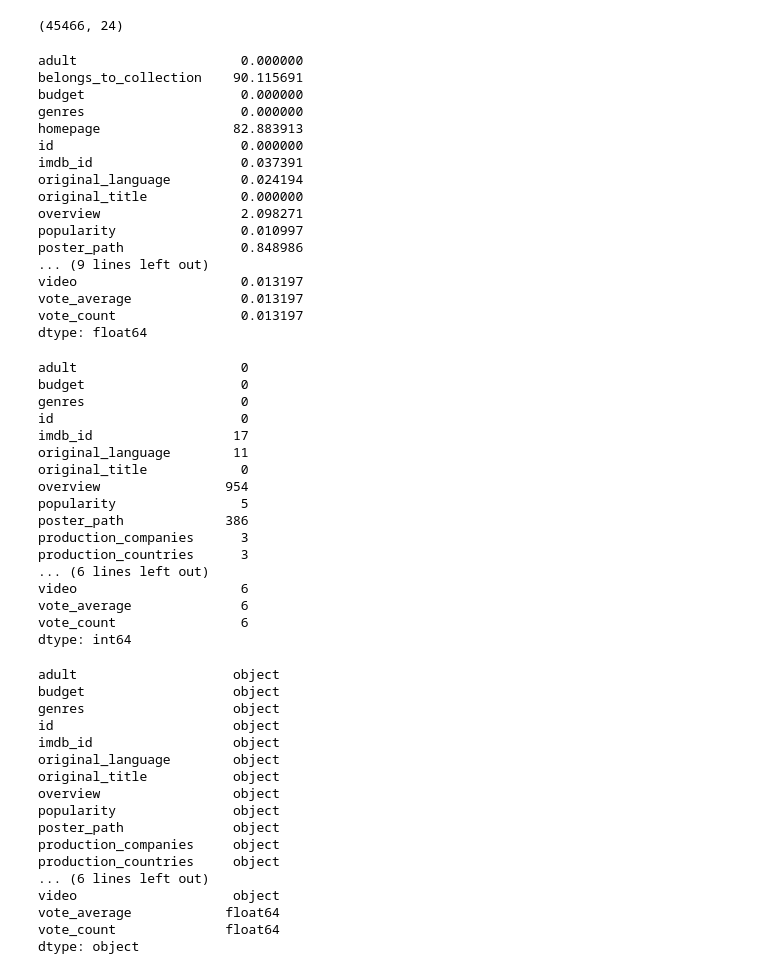
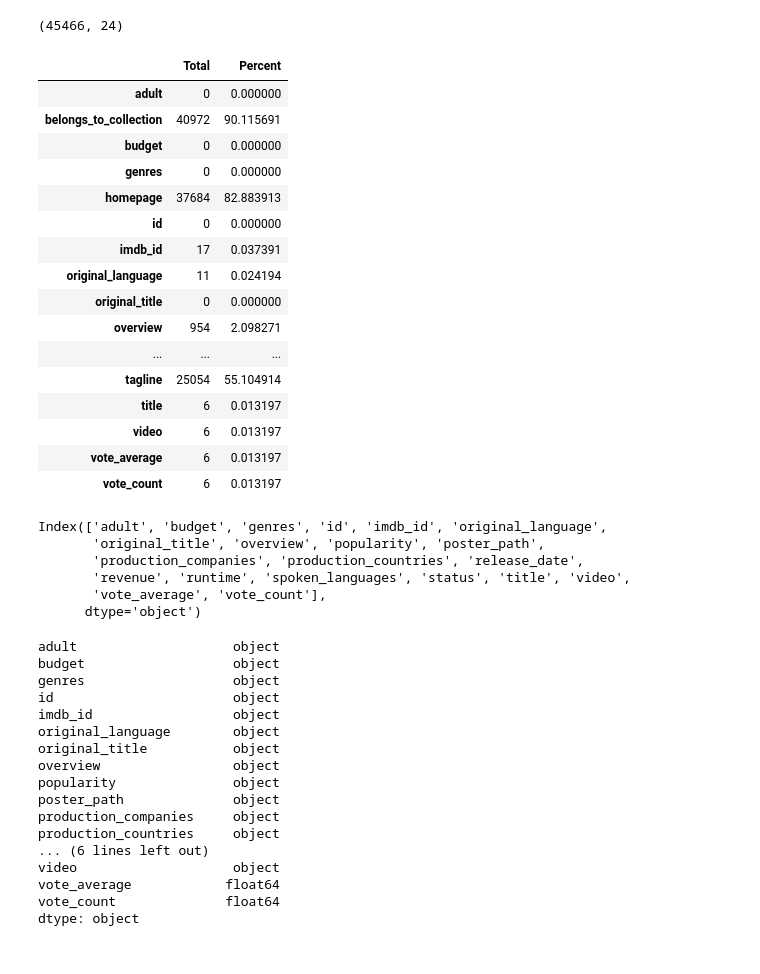
Before and after one commit to mGurjar187/ETL_Movies, a Jupyter notebook: Movies Data Wrangling.ipynb, the cells around one changed output. Drawn from its saved outputs; the diff is of its cells as text; code cells hidden in the pictures.

```diff
--- a/Movies Data Wrangling.ipynb
+++ b/Movies Data Wrangling.ipynb
@@ -56,48 +107,41 @@ df_movies.head()
 df_movies.shape
 # %% [output]
 (45466, 24)
-# %%
-df_movies.isnull().sum()*100/len(df_movies)
-# %% [output]
-adult                     0.000000
-belongs_to_collection    90.115691
-budget                    0.000000
-genres                    0.000000
-homepage                 82.883913
-id                        0.000000
-imdb_id                   0.037391
-original_language         0.024194
-original_title            0.000000
-overview                  2.098271
-popularity                0.010997
-poster_path               0.848986
-... (9 lines left out)
-video                     0.013197
-vote_average              0.013197
-vote_count                0.013197
-dtype: float64
+# %%
+percent = df_movies.isnull().sum()*100/len(df_movies)
+total = df_movies.isnull().sum()
+movies_null = pd.DataFrame({'Total':total, 'Percent':percent})
+movies_null
+# %% [output]
+|  | Total | Percent |
+| adult | 0 | 0.000000 |
+| belongs_to_collection | 40972 | 90.115691 |
+| budget | 0 | 0.000000 |
+| genres | 0 | 0.000000 |
+| homepage | 37684 | 82.883913 |
+| id | 0 | 0.000000 |
+| imdb_id | 17 | 0.037391 |
+| original_language | 11 | 0.024194 |
+| original_title | 0 | 0.000000 |
+| overview | 954 | 2.098271 |
+| ... | ... | ... |
+| tagline | 25054 | 55.104914 |
+| title | 6 | 0.013197 |
+| video | 6 | 0.013197 |
+| vote_average | 6 | 0.013197 |
+| vote_count | 6 | 0.013197 |
 # %%
 # Keeping columns with null values less than 10% only
-df_movies.drop(['belongs_to_collection', 'homepage', 'tagline'], axis = 1, inplace = True)
-df_movies.isnull().sum()
+drop_list = movies_null[movies_null['Percent']>10].index.tolist()
+df_movies.drop(drop_list, axis = 1, inplace = True)
+df_movies.columns
 # %% [output]
-adult                     0
-budget                    0
-genres                    0
-id                        0
-imdb_id                  17
-original_language        11
-original_title            0
-overview                954
-popularity                5
-poster_path             386
-production_companies      3
-production_countries      3
-... (6 lines left out)
-video                     6
-vote_average              6
-vote_count                6
-dtype: int64
+Index(['adult', 'budget', 'genres', 'id', 'imdb_id', 'original_language',
+       'original_title', 'overview', 'popularity', 'poster_path',
+       'production_companies', 'production_countries', 'release_date',
+       'revenue', 'runtime', 'spoken_languages', 'status', 'title', 'video',
+       'vote_average', 'vote_count'],
+      dtype='object')
 # %%
 df_movies.dtypes
 # %% [output]
```
Also changed, not shown: parts of 19 cells of this notebook.
